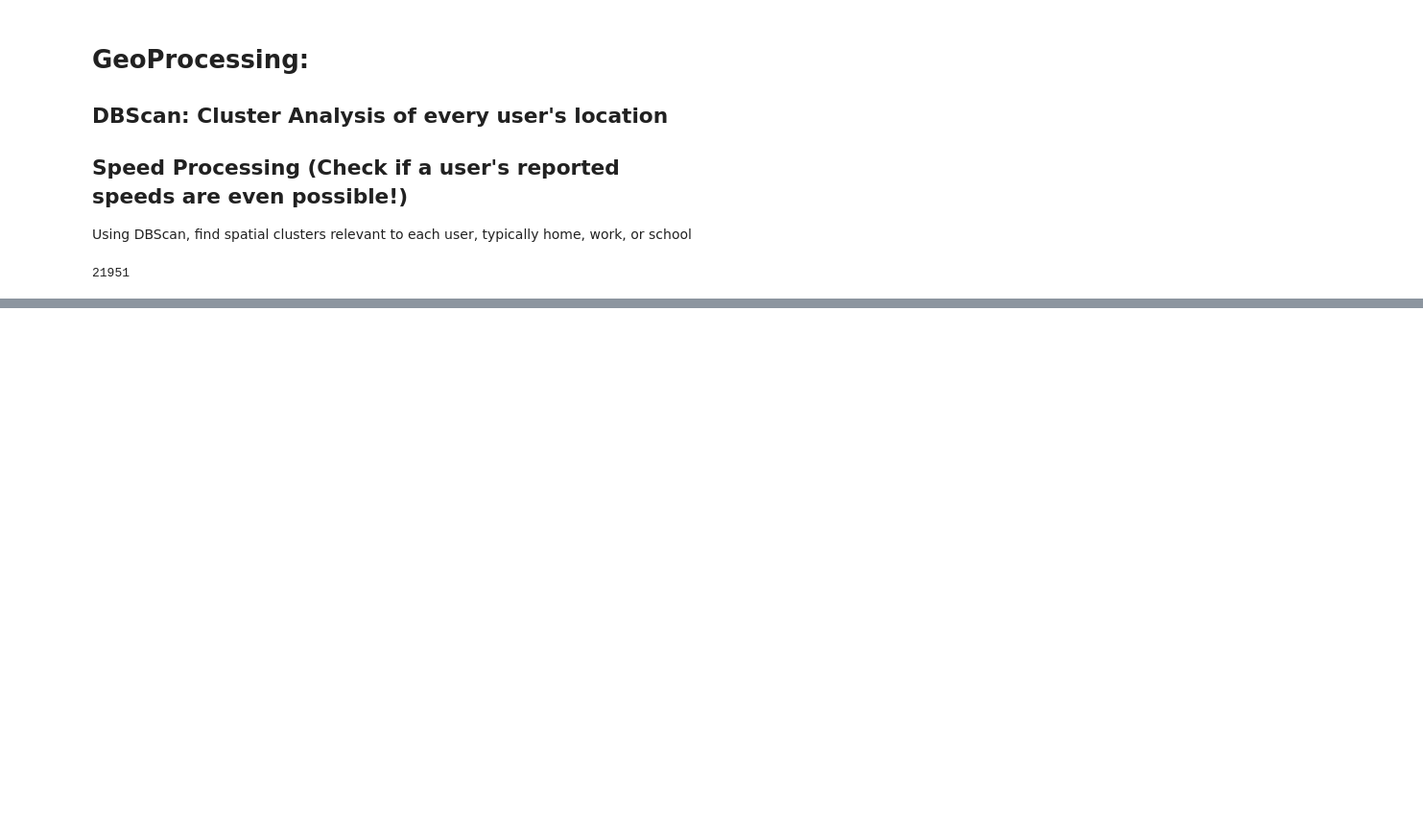
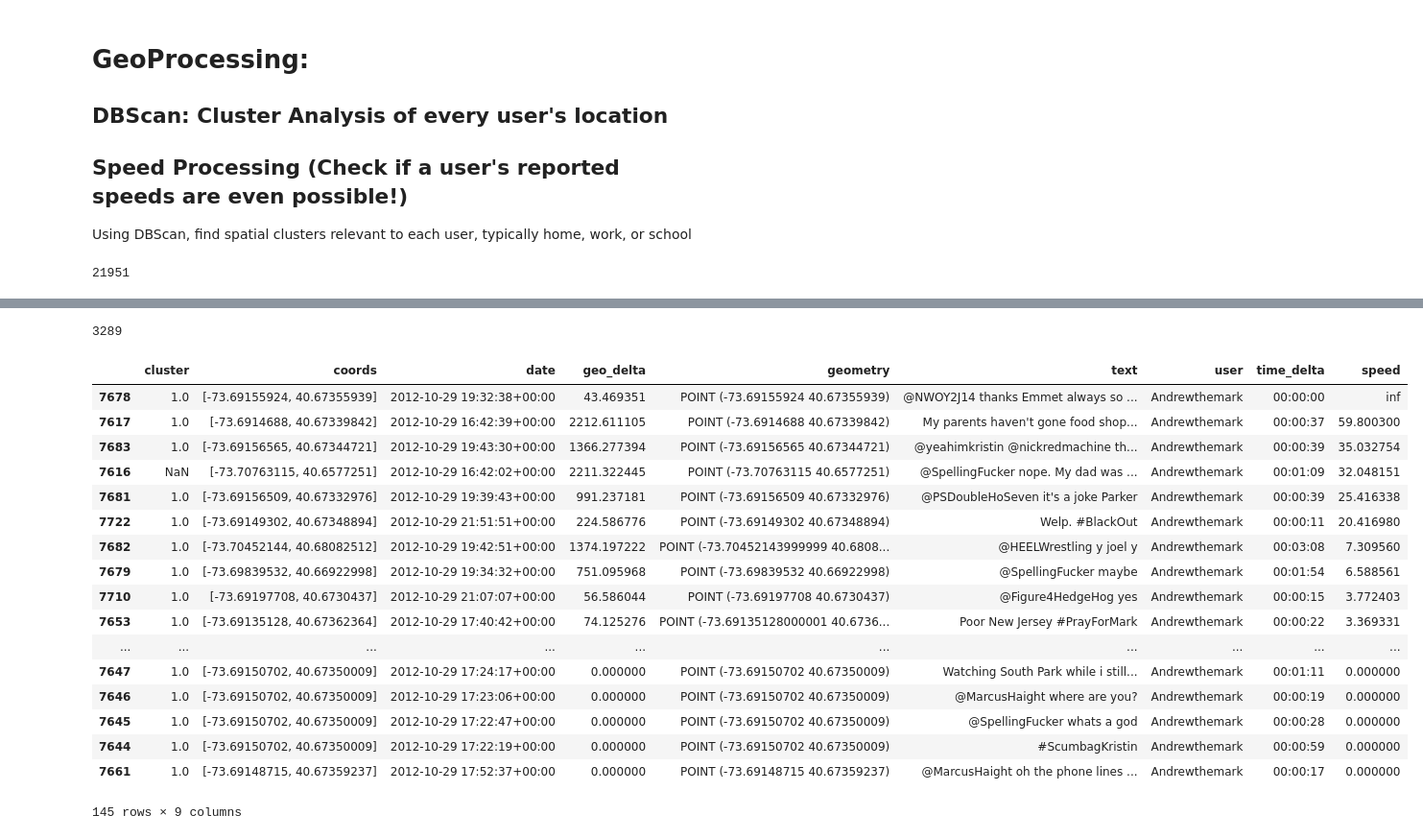
Before and after one commit to Project-EPIC/Twitter-Movement-Derivation, a Jupyter notebook: GeoProcessing/GeoProcessing_DBScan_and_SpeedCheck.ipynb, the cells around one changed output, grey strips where cells are left out. Shown: that part at 96% size. Cells and saved outputs as stored; diff of their text form; code cells hidden in the pictures; blank space fills up the shorter version.

Commit message:
speedcheck updated

```diff
--- a/GeoProcessing/GeoProcessing_DBScan_and_SpeedCheck.ipynb
+++ b/GeoProcessing/GeoProcessing_DBScan_and_SpeedCheck.ipynb
@@ -200,0 +128,2 @@ array([[-74.13763004,  40.62469093],
+# %%
+landfallers = sorted(atLandfallReal, key=lambda x: len(x), reverse=True)
@@ -200,0 +134,8 @@ array([[-74.13763004,  40.62469093],
+# %%
+len(landfallers)
+# %% [output]
+3289
+# %%
+with open('landfallers.csv','w') as oFile:
+    for u in landfallers:
+        oFile.write(u.head(1).user.values[0] + "," + str(len(u))+"\n")
@@ -200,0 +144,27 @@ array([[-74.13763004,  40.62469093],
+# %%
+impossible_speeds = []
+# %%
+for u in landfallers:
+    if len(u[u.speed > 240]) > 0:
+        impossible_speeds.append(u)
+# %%
+impossible_speeds[1].sort(['speed'], ascending=False)
+# %% [output]
+|  | cluster | coords | date | geo_delta | geometry | text | user | time_delta | speed |
+| 7678 | 1.0 | [-73.69155924, 40.67355939] | 2012-10-29 19:32:38+00:00 | 43.469351 | POINT (-73.69155924 40.67355939) | @NWOY2J14 thanks Emmet always so ... | Andrewthemark | 00:00:00 | inf |
+| 7617 | 1.0 | [-73.6914688, 40.67339842] | 2012-10-29 16:42:39+00:00 | 2212.611105 | POINT (-73.6914688 40.67339842) | My parents haven't gone food shop... | Andrewthemark | 00:00:37 | 59.800300 |
+| 7683 | 1.0 | [-73.69156565, 40.67344721] | 2012-10-29 19:43:30+00:00 | 1366.277394 | POINT (-73.69156565 40.67344721) | @yeahimkristin @nickredmachine th... | Andrewthemark | 00:00:39 | 35.032754 |
+| 7616 | NaN | [-73.70763115, 40.6577251] | 2012-10-29 16:42:02+00:00 | 2211.322445 | POINT (-73.70763115 40.6577251) | @SpellingFucker nope. My dad was ... | Andrewthemark | 00:01:09 | 32.048151 |
+| 7681 | 1.0 | [-73.69156509, 40.67332976] | 2012-10-29 19:39:43+00:00 | 991.237181 | POINT (-73.69156509 40.67332976) | @PSDoubleHoSeven it's a joke Parker | Andrewthemark | 00:00:39 | 25.416338 |
+| 7722 | 1.0 | [-73.69149302, 40.67348894] | 2012-10-29 21:51:51+00:00 | 224.586776 | POINT (-73.69149302 40.67348894) | Welp. #BlackOut | Andrewthemark | 00:00:11 | 20.416980 |
+| 7682 | 1.0 | [-73.70452144, 40.68082512] | 2012-10-29 19:42:51+00:00 | 1374.197222 | POINT (-73.70452143999999 40.6808... | @HEELWrestling y joel y | Andrewthemark | 00:03:08 | 7.309560 |
+| 7679 | 1.0 | [-73.69839532, 40.66922998] | 2012-10-29 19:34:32+00:00 | 751.095968 | POINT (-73.69839532 40.66922998) | @SpellingFucker maybe | Andrewthemark | 00:01:54 | 6.588561 |
+| 7710 | 1.0 | [-73.69197708, 40.6730437] | 2012-10-29 21:07:07+00:00 | 56.586044 | POINT (-73.69197708 40.6730437) | @Figure4HedgeHog yes | Andrewthemark | 00:00:15 | 3.772403 |
+| 7653 | 1.0 | [-73.69135128, 40.67362364] | 2012-10-29 17:40:42+00:00 | 74.125276 | POINT (-73.69135128000001 40.6736... | Poor New Jersey #PrayForMark | Andrewthemark | 00:00:22 | 3.369331 |
+| ... | ... | ... | ... | ... | ... | ... | ... | ... | ... |
+| 7647 | 1.0 | [-73.69150702, 40.67350009] | 2012-10-29 17:24:17+00:00 | 0.000000 | POINT (-73.69150702 40.67350009) | Watching South Park while i still... | Andrewthemark | 00:01:11 | 0.000000 |
+| 7646 | 1.0 | [-73.69150702, 40.67350009] | 2012-10-29 17:23:06+00:00 | 0.000000 | POINT (-73.69150702 40.67350009) | @MarcusHaight where are you? | Andrewthemark | 00:00:19 | 0.000000 |
+| 7645 | 1.0 | [-73.69150702, 40.67350009] | 2012-10-29 17:22:47+00:00 | 0.000000 | POINT (-73.69150702 40.67350009) | @SpellingFucker whats a god | Andrewthemark | 00:00:28 | 0.000000 |
+| 7644 | 1.0 | [-73.69150702, 40.67350009] | 2012-10-29 17:22:19+00:00 | 0.000000 | POINT (-73.69150702 40.67350009) | #ScumbagKristin | Andrewthemark | 00:00:59 | 0.000000 |
+| 7661 | 1.0 | [-73.69148715, 40.67359237] | 2012-10-29 17:52:37+00:00 | 0.000000 | POINT (-73.69148715 40.67359237) | @MarcusHaight oh the phone lines ... | Andrewthemark | 00:00:17 | 0.000000 |
+145 rows × 9 columns
```
Also changed, not shown: parts of 36 cells of this notebook.
